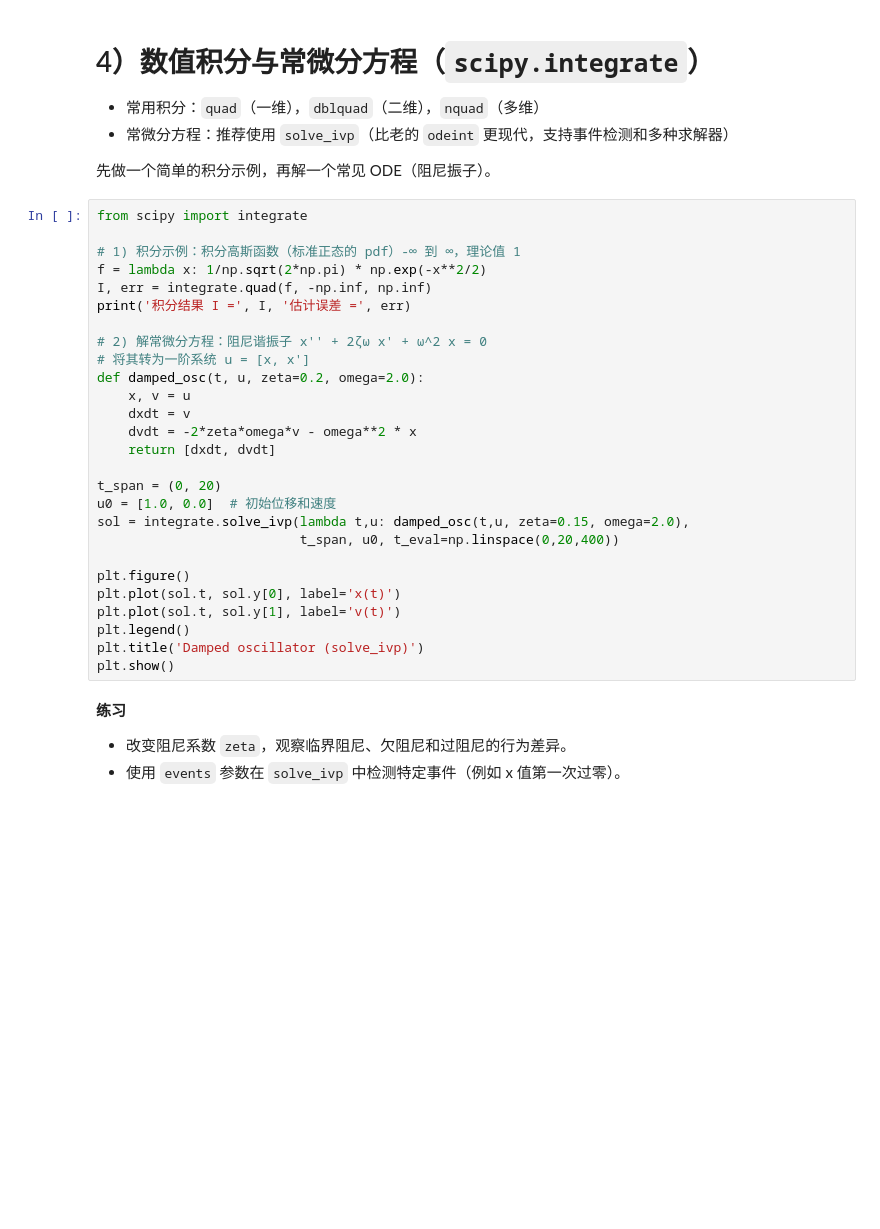
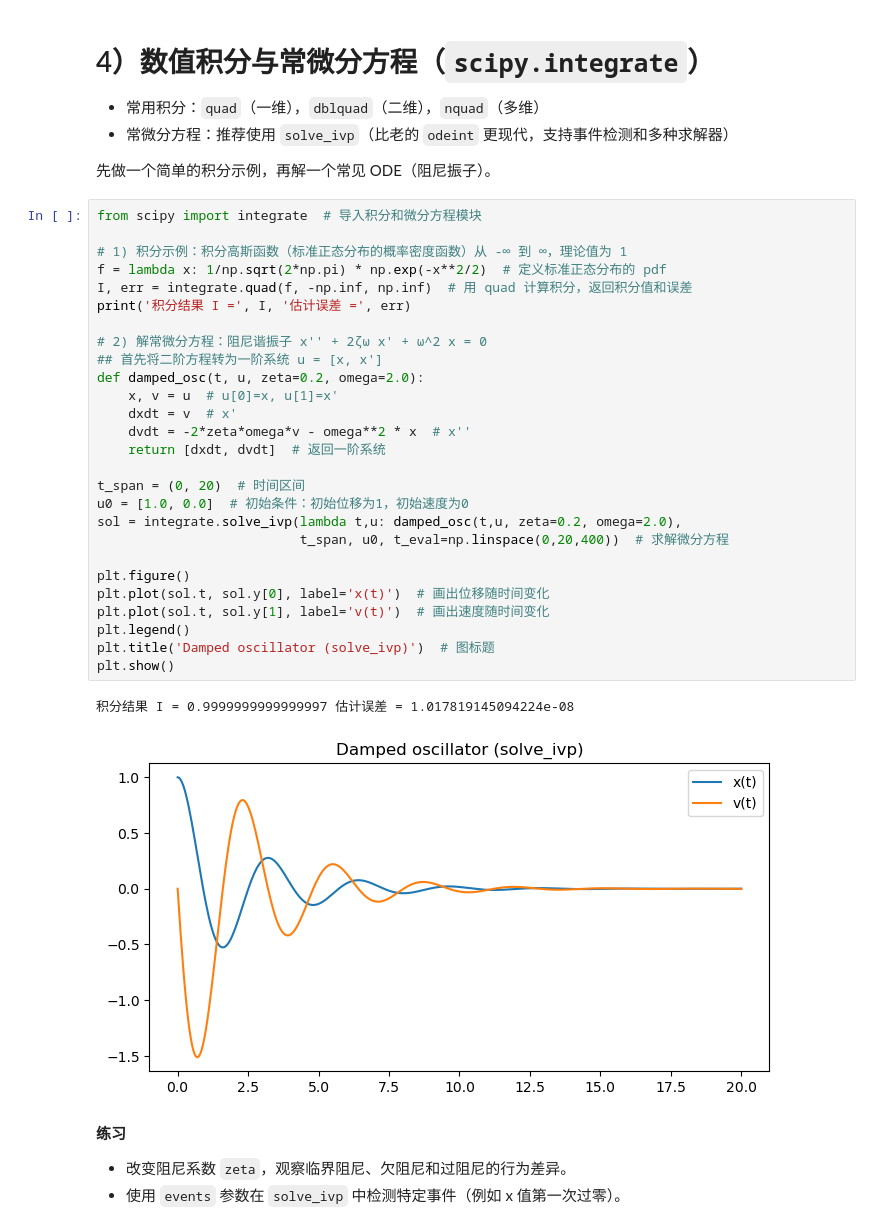
Before and after one commit to HitTheStars/math_model, a Jupyter notebook: day12_learn_scipy/scipy_kaggle_style_tutorial.ipynb, the cells around one changed output. Cells and saved outputs as stored; diff of their text form; blank space fills up the shorter version.

```diff
--- a/day12_learn_scipy/scipy_kaggle_style_tutorial.ipynb
+++ b/day12_learn_scipy/scipy_kaggle_style_tutorial.ipynb
@@ -160,32 +178,35 @@ print('BFGS 找到的最小值点:', res.x, 'fun:', res.fun)
 
 先做一个简单的积分示例，再解一个常见 ODE（阻尼振子）。
 # %%
-from scipy import integrate
+from scipy import integrate  # 导入积分和微分方程模块
 
-# 1) 积分示例：积分高斯函数（标准正态的 pdf）-∞ 到 ∞，理论值 1
-f = lambda x: 1/np.sqrt(2*np.pi) * np.exp(-x**2/2)
-I, err = integrate.quad(f, -np.inf, np.inf)
+# 1) 积分示例：积分高斯函数（标准正态分布的概率密度函数）从 -∞ 到 ∞，理论值为 1
+f = lambda x: 1/np.sqrt(2*np.pi) * np.exp(-x**2/2)  # 定义标准正态分布的 pdf
+I, err = integrate.quad(f, -np.inf, np.inf)  # 用 quad 计算积分，返回积分值和误差
 print('积分结果 I =', I, '估计误差 =', err)
 
 # 2) 解常微分方程：阻尼谐振子 x'' + 2ζω x' + ω^2 x = 0
-# 将其转为一阶系统 u = [x, x']
+## 首先将二阶方程转为一阶系统 u = [x, x']
 def damped_osc(t, u, zeta=0.2, omega=2.0):
-    x, v = u
-    dxdt = v
-    dvdt = -2*zeta*omega*v - omega**2 * x
-    return [dxdt, dvdt]
+    x, v = u  # u[0]=x, u[1]=x'
+    dxdt = v  # x'
+    dvdt = -2*zeta*omega*v - omega**2 * x  # x''
+    return [dxdt, dvdt]  # 返回一阶系统
 
-t_span = (0, 20)
-u0 = [1.0, 0.0]  # 初始位移和速度
-sol = integrate.solve_ivp(lambda t,u: damped_osc(t,u, zeta=0.15, omega=2.0),
-                          t_span, u0, t_eval=np.linspace(0,20,400))
+t_span = (0, 20)  # 时间区间
+u0 = [1.0, 0.0]  # 初始条件：初始位移为1，初始速度为0
+sol = integrate.solve_ivp(lambda t,u: damped_osc(t,u, zeta=0.2, omega=2.0),
+                          t_span, u0, t_eval=np.linspace(0,20,400))  # 求解微分方程
 
 plt.figure()
-plt.plot(sol.t, sol.y[0], label='x(t)')
-plt.plot(sol.t, sol.y[1], label='v(t)')
+plt.plot(sol.t, sol.y[0], label='x(t)')  # 画出位移随时间变化
+plt.plot(sol.t, sol.y[1], label='v(t)')  # 画出速度随时间变化
 plt.legend()
-plt.title('Damped oscillator (solve_ivp)')
+plt.title('Damped oscillator (solve_ivp)')  # 图标题
 plt.show()
+# %% [output]
+积分结果 I = 0.9999999999999997 估计误差 = 1.017819145094224e-08
+[figure, added]
 # %% [markdown]
 **练习**
 - 改变阻尼系数 `zeta`，观察临界阻尼、欠阻尼和过阻尼的行为差异。
```
Also changed, not shown: parts of 11 cells of this notebook, 3 other files.
